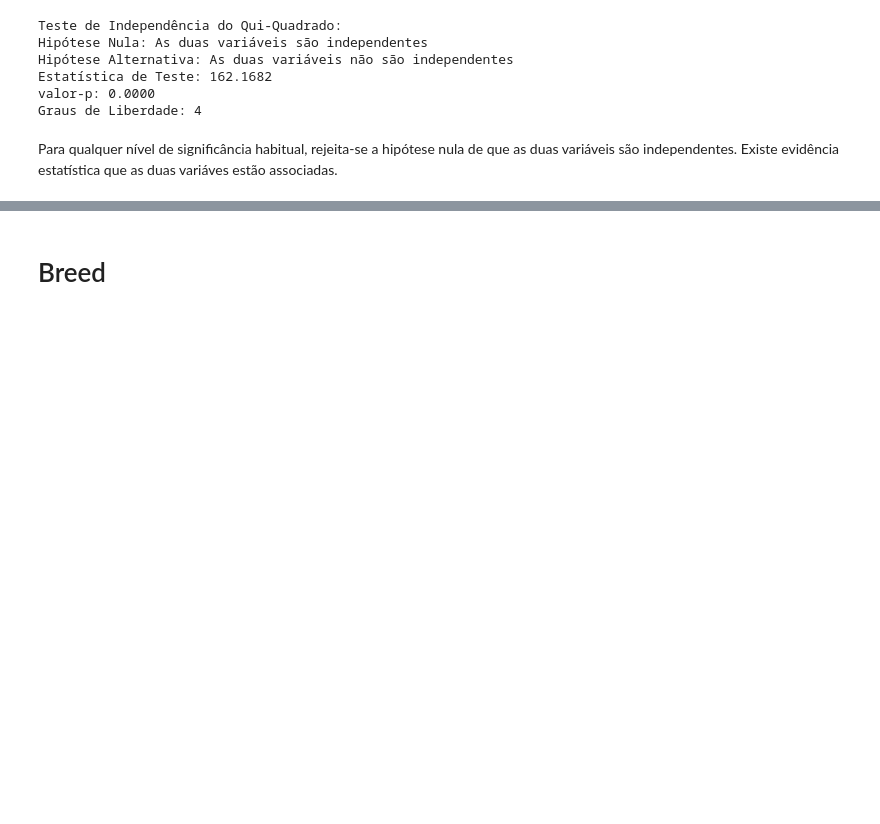
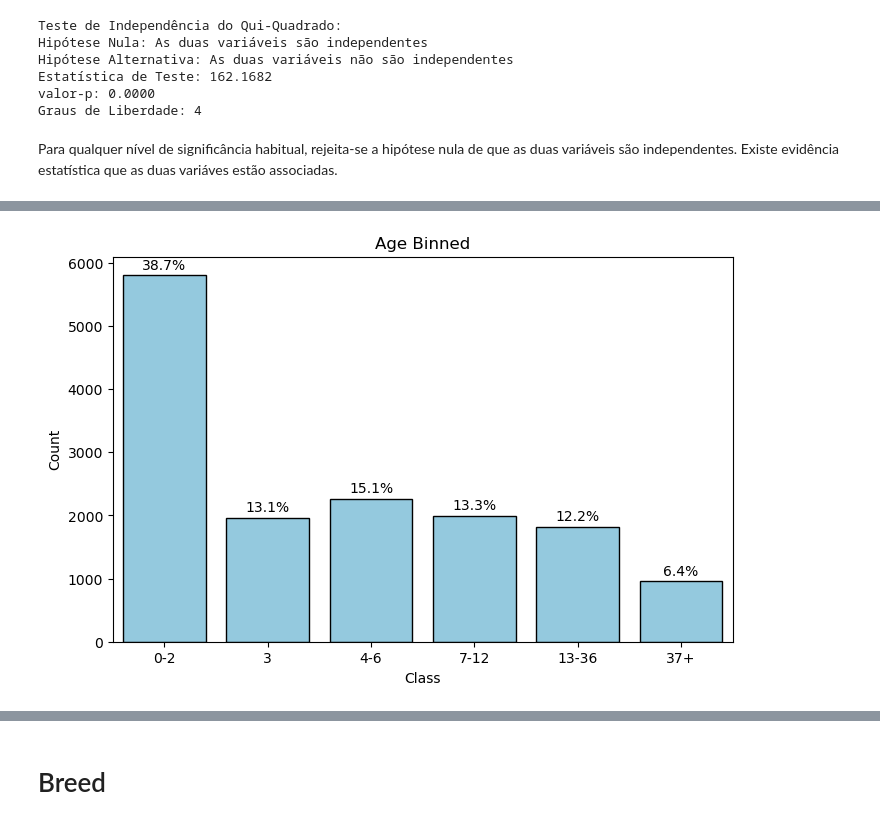
Before and after one commit to BolachinhaAmericana/MSc-MachineLearning, a Jupyter notebook: AA_202425_Project_ASM_V2.ipynb, the cells around one changed output, grey strips where cells are left out. Drawn from its saved outputs; the diff is of its cells as text; code cells hidden in the pictures; blank space fills up the shorter version.

```diff
--- a/AA_202425_Project_ASM_V2.ipynb
+++ b/AA_202425_Project_ASM_V2.ipynb
@@ -344,0 +372,8 @@ Para qualquer nível de significância habitual, rejeita-se a hipótese nula de
+# %%
+bins = [0, 2, 3, 6, 12, 36, float('inf')]
+labels = ['0-2', '3', '4-6', '7-12', '13-36', '37+']
+df['AgeBinned'] = pd.cut(df['Age'], bins=bins, labels=labels, right=True)
+# %%
+mybarplot(data = df['AgeBinned'], title = "Age Binned", xlab = "Class", ylab = "Count")
+# %% [output]
+[figure, added]
```
Also changed, not shown: parts of 31 cells of this notebook.
